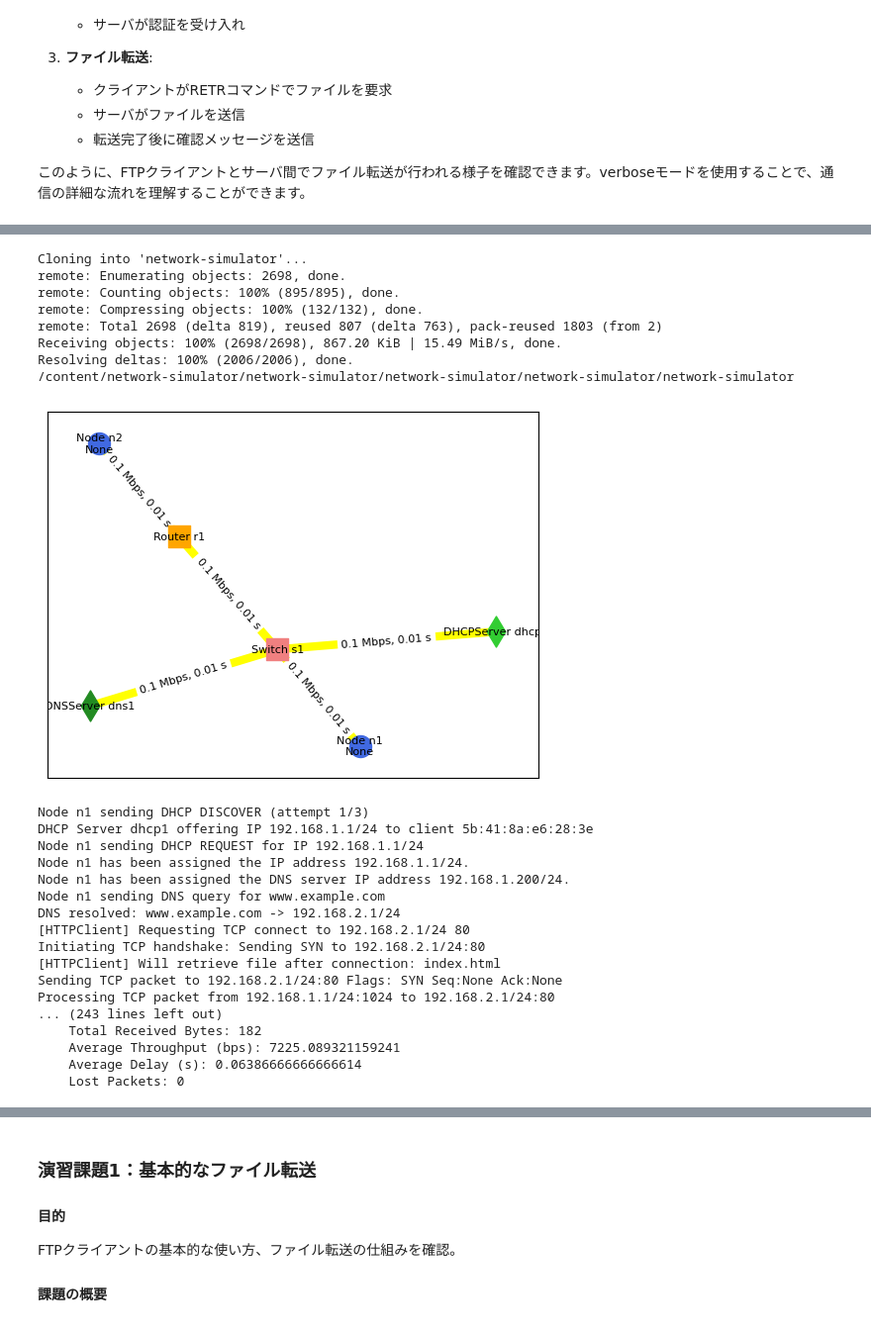
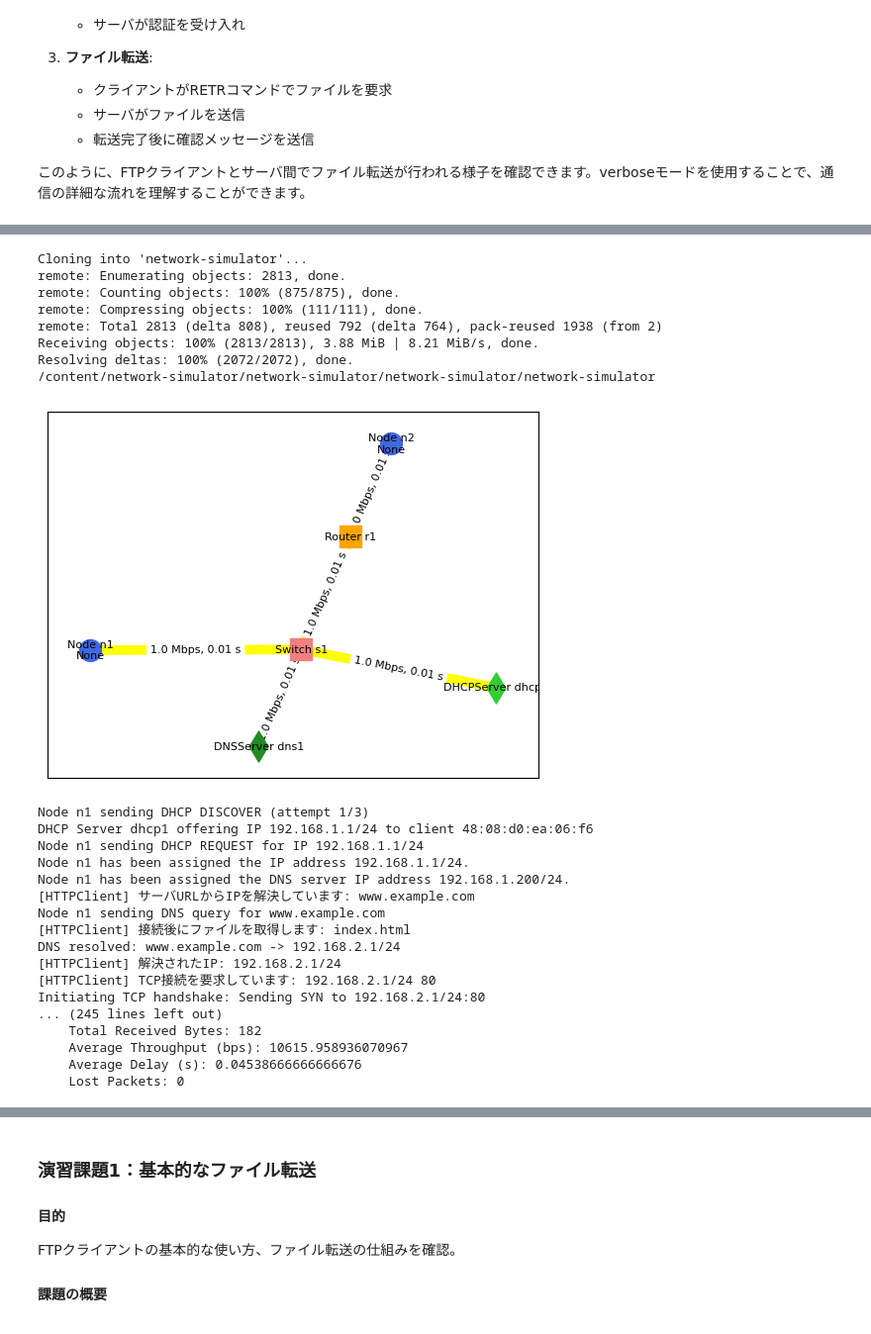
Before and after one commit to flyby-yunakayama/network-simulator, a Jupyter notebook: doc/14_アプリケーションとデータ転送.ipynb, the cells around one changed output, grey strips where cells are left out. Shown at 99% size. Drawn from its saved outputs; the diff is of its cells as text; code cells hidden in the pictures.

```diff
--- a/doc/14_アプリケーションとデータ転送.ipynb
+++ b/doc/14_アプリケーションとデータ転送.ipynb
@@ -820,11 +850,11 @@ dns1 = DNSServer(node_id="dns1", ip_address="192.168.1.200/24", network_event_sc
 dhcp1 = DHCPServer(node_id="dhcp1", ip_address="192.168.1.250/24", dns_server_ip="192.168.1.200/24", start_cidr="192.168.1.0/24", network_event_scheduler=nes)
 
 # リンクの設定
-link1 = Link(node1, switch1, bandwidth=100000, delay=0.01, loss_rate=0.0, network_event_scheduler=nes)
-link2 = Link(switch1, router1, bandwidth=100000, delay=0.01, loss_rate=0.0, network_event_scheduler=nes)
-link3 = Link(dns1, switch1, bandwidth=100000, delay=0.01, loss_rate=0.0, network_event_scheduler=nes)
-link4 = Link(dhcp1, switch1, bandwidth=100000, delay=0.01, loss_rate=0.0, network_event_scheduler=nes)
-link5 = Link(node2, router1, bandwidth=100000, delay=0.01, loss_rate=0.0, network_event_scheduler=nes)
+link1 = Link(node1, switch1, bandwidth=1000000, delay=0.01, loss_rate=0.0, network_event_scheduler=nes)
+link2 = Link(switch1, router1, bandwidth=1000000, delay=0.01, loss_rate=0.0, network_event_scheduler=nes)
+link3 = Link(dns1, switch1, bandwidth=1000000, delay=0.01, loss_rate=0.0, network_event_scheduler=nes)
+link4 = Link(dhcp1, switch1, bandwidth=1000000, delay=0.01, loss_rate=0.0, network_event_scheduler=nes)
+link5 = Link(node2, router1, bandwidth=1000000, delay=0.01, loss_rate=0.0, network_event_scheduler=nes)
 
 # ネットワークのトポロジを描画
 nes.draw()
@@ -843,64 +873,60 @@ shared_files = {
     "large.dat": b"X" * 10000  # 10KB file for testing
 }
 http_server = HTTPServer(node2, shared_files, verbose=True)
-node2.application_layer.register_http_server(http_server)
+node2.register_application(80, "TCP", http_server)  # HTTPサーバをApplicationManagerに登録
 
 # HTTPクライアントの設定
 http_client = HTTPClient(node1, verbose=True)
-node1.application_layer.register_http_client(http_client)
+node1.register_application(0, "TCP", http_client)  # HTTPクライアントをApplicationManagerに登録
 
 def start_http_download():
-    # DNSで名前解決してからHTTP GETを実行
-    def on_dns_resolved(resolved_ip):
-        http_client.connect(resolved_ip)
-        http_client.get_file("index.html")
-
-    node1.application_layer.resolve_destination_url("www.example.com", callback=on_dns_resolved)
+    http_client.connect(server_url="www.example.com")
+    http_client.get_file("index.html")
 
 # HTTPダウンロードを2秒後に開始
 nes.schedule_event(2.0, start_http_download)
 
 # イベントスケジューラを実行
 nes.run_until(10.0)
 
 # フォワーディングテーブルやルーティングテーブルを確認
 node1.print_arp_table()
 node1.print_url_to_ip_mapping()
 node1.print_tcp_connections()
 router1.print_arp_table()
 router1.print_routing_table()
 node2.print_arp_table()
 node2.print_tcp_connections()
 
 # 結果を確認
 nes.generate_summary(nes.packet_logs)
 nes.generate_throughput_graph(nes.packet_logs)
 nes.generate_delay_histogram(nes.packet_logs)
 #nes.plot_cwnd_log()
 # %% [output]
 Cloning into 'network-simulator'...
-remote: Enumerating objects: 2698, done.
-remote: Counting objects: 100% (895/895), done.
-remote: Compressing objects: 100% (132/132), done.
-remote: Total 2698 (delta 819), reused 807 (delta 763), pack-reused 1803 (from 2)
-Receiving objects: 100% (2698/2698), 867.20 KiB | 15.49 MiB/s, done.
-Resolving deltas: 100% (2006/2006), done.
-/content/network-simulator/network-simulator/network-simulator/network-simulator/network-simulator
+remote: Enumerating objects: 2813, done.
+remote: Counting objects: 100% (875/875), done.
+remote: Compressing objects: 100% (111/111), done.
+remote: Total 2813 (delta 808), reused 792 (delta 764), pack-reused 1938 (from 2)
+Receiving objects: 100% (2813/2813), 3.88 MiB | 8.21 MiB/s, done.
+Resolving deltas: 100% (2072/2072), done.
+/content/network-simulator/network-simulator/network-simulator/network-simulator
-[figure, old version]
+[figure, new version]
 Node n1 sending DHCP DISCOVER (attempt 1/3)
-DHCP Server dhcp1 offering IP 192.168.1.1/24 to client 5b:41:8a:e6:28:3e
+DHCP Server dhcp1 offering IP 192.168.1.1/24 to client 48:08:d0:ea:06:f6
 Node n1 sending DHCP REQUEST for IP 192.168.1.1/24
 Node n1 has been assigned the IP address 192.168.1.1/24.
 Node n1 has been assigned the DNS server IP address 192.168.1.200/24.
+[HTTPClient] サーバURLからIPを解決しています: www.example.com
 Node n1 sending DNS query for www.example.com
+[HTTPClient] 接続後にファイルを取得します: index.html
 DNS resolved: www.example.com -> 192.168.2.1/24
-[HTTPClient] Requesting TCP connect to 192.168.2.1/24 80
+[HTTPClient] 解決されたIP: 192.168.2.1/24
+[HTTPClient] TCP接続を要求しています: 192.168.2.1/24 80
 Initiating TCP handshake: Sending SYN to 192.168.2.1/24:80
-[HTTPClient] Will retrieve file after connection: index.html
-Sending TCP packet to 192.168.2.1/24:80 Flags: SYN Seq:None Ack:None
-Processing TCP packet from 192.168.1.1/24:1024 to 192.168.2.1/24:80
-... (243 lines left out)
+... (245 lines left out)
     Total Received Bytes: 182
-    Average Throughput (bps): 7225.089321159241
-    Average Delay (s): 0.06386666666666614
+    Average Throughput (bps): 10615.958936070967
+    Average Delay (s): 0.04538666666666676
     Lost Packets: 0
```
Also changed, not shown: parts of 4 cells of this notebook, 3 other files.
